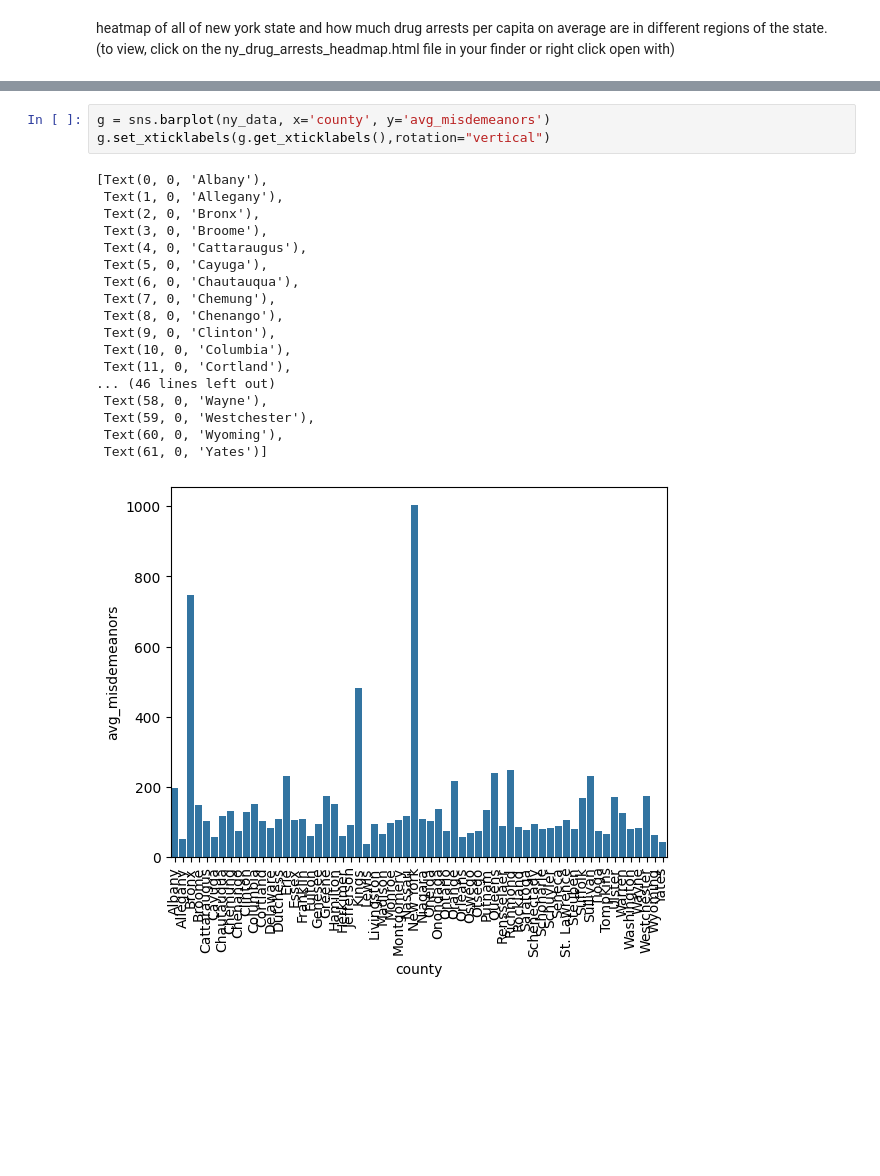
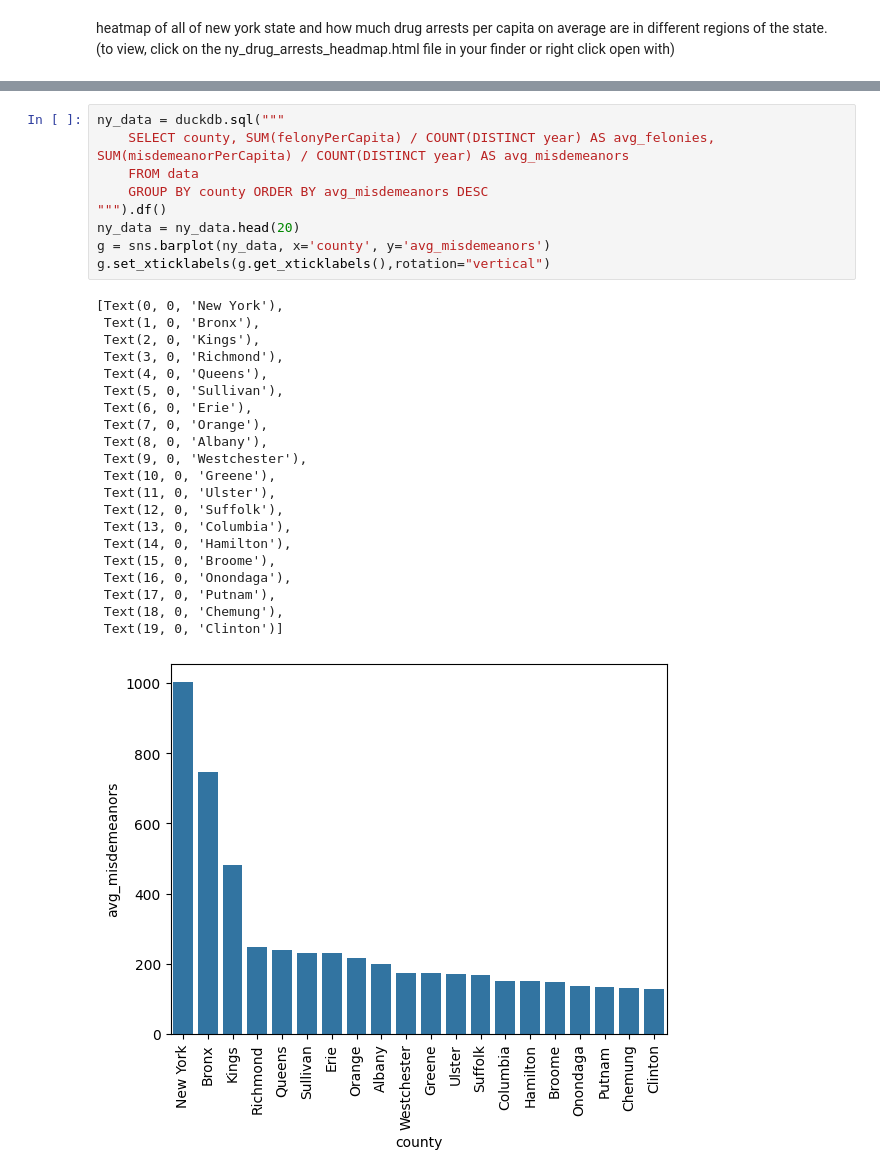
Before and after one commit to dorazzhang/cdj_crime, a Jupyter notebook: data.ipynb, the cells around one changed output, grey strips where cells are left out. Cells and saved outputs as stored; diff of their text form; blank space fills up the shorter version.

```diff
--- a/data.ipynb
+++ b/data.ipynb
@@ -369,22 +396,31 @@ gr.set_xticklabels(gr.get_xticklabels(),rotation="vertical")
-# %%
-g = sns.barplot(ny_data, x='county', y='avg_misdemeanors')
-g.set_xticklabels(g.get_xticklabels(),rotation="vertical")
-# %% [output]
-[Text(0, 0, 'Albany'),
- Text(1, 0, 'Allegany'),
- Text(2, 0, 'Bronx'),
- Text(3, 0, 'Broome'),
- Text(4, 0, 'Cattaraugus'),
- Text(5, 0, 'Cayuga'),
- Text(6, 0, 'Chautauqua'),
- Text(7, 0, 'Chemung'),
- Text(8, 0, 'Chenango'),
- Text(9, 0, 'Clinton'),
- Text(10, 0, 'Columbia'),
- Text(11, 0, 'Cortland'),
-... (46 lines left out)
- Text(58, 0, 'Wayne'),
- Text(59, 0, 'Westchester'),
- Text(60, 0, 'Wyoming'),
- Text(61, 0, 'Yates')]
-[figure, removed]
+# %%
+ny_data = duckdb.sql("""
+    SELECT county, SUM(felonyPerCapita) / COUNT(DISTINCT year) AS avg_felonies, SUM(misdemeanorPerCapita) / COUNT(DISTINCT year) AS avg_misdemeanors
+    FROM data
+    GROUP BY county ORDER BY avg_misdemeanors DESC
+""").df()
+ny_data = ny_data.head(20)
+g = sns.barplot(ny_data, x='county', y='avg_misdemeanors')
+g.set_xticklabels(g.get_xticklabels(),rotation="vertical")
+# %% [output]
+[Text(0, 0, 'New York'),
+ Text(1, 0, 'Bronx'),
+ Text(2, 0, 'Kings'),
+ Text(3, 0, 'Richmond'),
+ Text(4, 0, 'Queens'),
+ Text(5, 0, 'Sullivan'),
+ Text(6, 0, 'Erie'),
+ Text(7, 0, 'Orange'),
+ Text(8, 0, 'Albany'),
+ Text(9, 0, 'Westchester'),
+ Text(10, 0, 'Greene'),
+ Text(11, 0, 'Ulster'),
+ Text(12, 0, 'Suffolk'),
+ Text(13, 0, 'Columbia'),
+ Text(14, 0, 'Hamilton'),
+ Text(15, 0, 'Broome'),
+ Text(16, 0, 'Onondaga'),
+ Text(17, 0, 'Putnam'),
+ Text(18, 0, 'Chemung'),
+ Text(19, 0, 'Clinton')]
+[figure, added]
```
Also changed, not shown: parts of 7 cells of this notebook, 9 other files.
